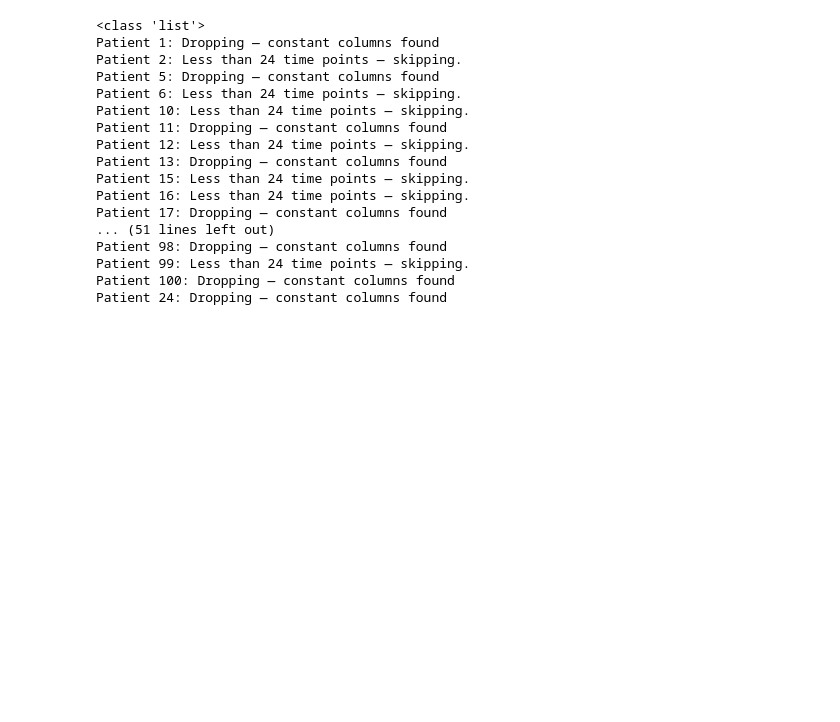
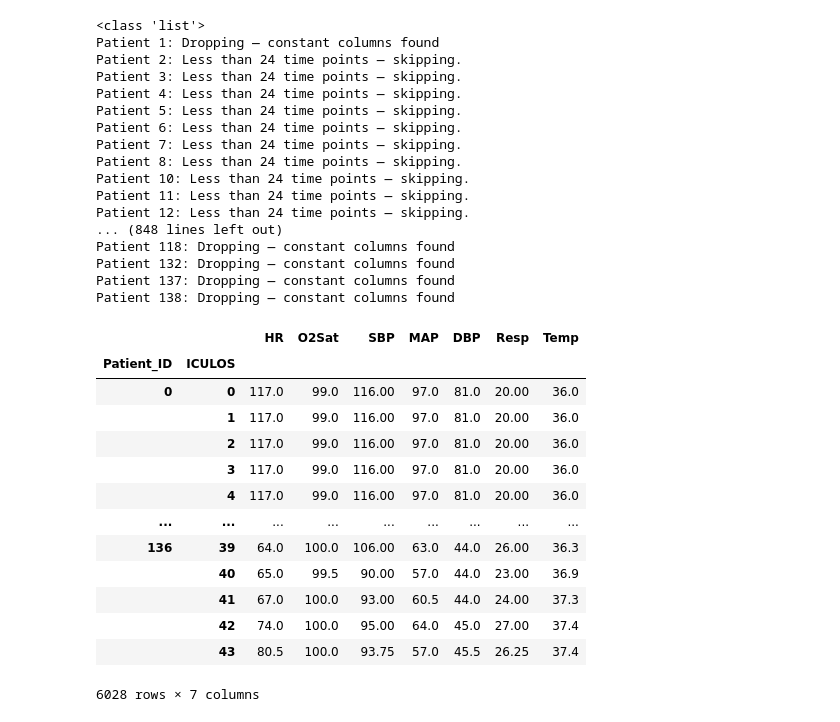
Before and after one commit to emsyoungg/sepsis_forecasting, a Jupyter notebook: Main_LSTM.ipynb, the cells around one changed output. Cells and saved outputs as stored; diff of their text form; code cells hidden in the pictures; blank space fills up the shorter version.

```diff
--- a/Main_LSTM.ipynb
+++ b/Main_LSTM.ipynb
@@ -4,23 +4,40 @@ import LSTMmodel
 # %%
 loader = loadDataForSKtime.PatientTimeSeriesLoader(
     "C:/Users/emily/Documents/DissertationProject/training/training_setA_csv", ['HR', 'O2Sat', 'SBP', 'MAP', 'DBP', 'Resp', 'Temp'])
-df = loader.load_data_LSTM(100)
+df = loader.load_data_LSTM(1000)
 train_data, test_data = loader.split_train_test_LSTM(df)
 # %% [output]
 <class 'list'>
 Patient 1: Dropping — constant columns found
 Patient 2: Less than 24 time points — skipping.
-Patient 5: Dropping — constant columns found
+Patient 3: Less than 24 time points — skipping.
+Patient 4: Less than 24 time points — skipping.
+Patient 5: Less than 24 time points — skipping.
 Patient 6: Less than 24 time points — skipping.
+Patient 7: Less than 24 time points — skipping.
+Patient 8: Less than 24 time points — skipping.
 Patient 10: Less than 24 time points — skipping.
-Patient 11: Dropping — constant columns found
+Patient 11: Less than 24 time points — skipping.
 Patient 12: Less than 24 time points — skipping.
-Patient 13: Dropping — constant columns found
-Patient 15: Less than 24 time points — skipping.
-Patient 16: Less than 24 time points — skipping.
-Patient 17: Dropping — constant columns found
-... (51 lines left out)
-Patient 98: Dropping — constant columns found
-Patient 99: Less than 24 time points — skipping.
-Patient 100: Dropping — constant columns found
-Patient 24: Dropping — constant columns found
+... (848 lines left out)
+Patient 118: Dropping — constant columns found
+Patient 132: Dropping — constant columns found
+Patient 137: Dropping — constant columns found
+Patient 138: Dropping — constant columns found
+# %%
+train_data
+# %% [output]
+|  |  | HR | O2Sat | SBP | MAP | DBP | Resp | Temp |
+| Patient_ID | ICULOS |  |  |  |  |  |  |  |
+| 0 | 0 | 117.0 | 99.0 | 116.00 | 97.0 | 81.0 | 20.00 | 36.0 |
+|  | 1 | 117.0 | 99.0 | 116.00 | 97.0 | 81.0 | 20.00 | 36.0 |
+|  | 2 | 117.0 | 99.0 | 116.00 | 97.0 | 81.0 | 20.00 | 36.0 |
+|  | 3 | 117.0 | 99.0 | 116.00 | 97.0 | 81.0 | 20.00 | 36.0 |
+|  | 4 | 117.0 | 99.0 | 116.00 | 97.0 | 81.0 | 20.00 | 36.0 |
+| ... | ... | ... | ... | ... | ... | ... | ... | ... |
+| 136 | 39 | 64.0 | 100.0 | 106.00 | 63.0 | 44.0 | 26.00 | 36.3 |
+|  | 40 | 65.0 | 99.5 | 90.00 | 57.0 | 44.0 | 23.00 | 36.9 |
+|  | 41 | 67.0 | 100.0 | 93.00 | 60.5 | 44.0 | 24.00 | 37.3 |
+|  | 42 | 74.0 | 100.0 | 95.00 | 64.0 | 45.0 | 27.00 | 37.4 |
+|  | 43 | 80.5 | 100.0 | 93.75 | 57.0 | 45.5 | 26.25 | 37.4 |
+6028 rows × 7 columns
```
Also changed, not shown: parts of 6 cells of this notebook, 3 other files.
